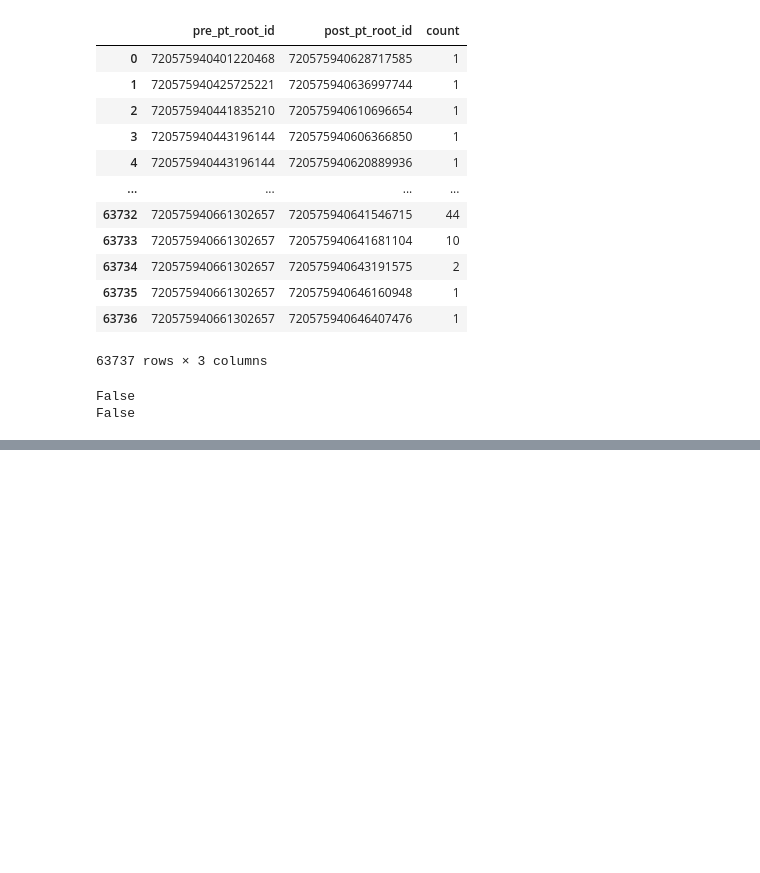
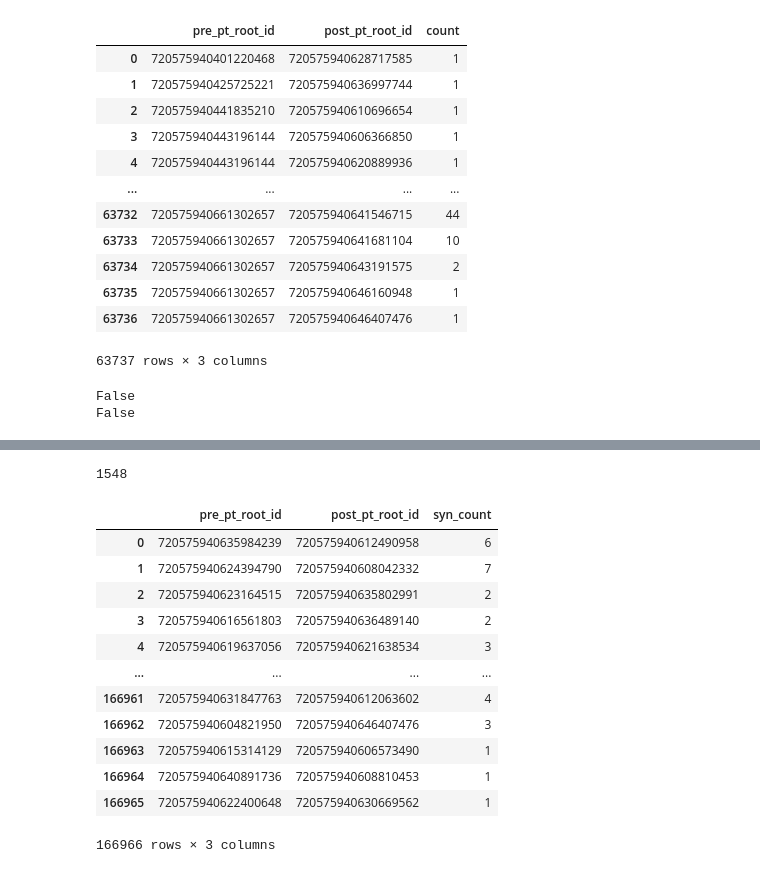
Before and after one commit to Gutierrez-lab/flybrain-clustering-rhessa, a Jupyter notebook: FlyWire/oviposition_sandbox.ipynb, the cells around one changed output, grey strips where cells are left out. Drawn from its saved outputs; the diff is of its cells as text; code cells hidden in the pictures; blank space fills up the shorter version.

```diff
--- a/FlyWire/oviposition_sandbox.ipynb
+++ b/FlyWire/oviposition_sandbox.ipynb
@@ -497,0 +519,31 @@ False
+# %%
+# Create a new pre_ids list
+
+# Find oviIN in post_root_id column
+oviIN = all_connections[all_connections['post_pt_root_id'] == 720575940625741287]
+
+# Find all the pre_ids that connect to oviIN
+oviIN_pre_ids = oviIN['pre_pt_root_id'].unique().tolist()
+len(oviIN_pre_ids)
+# %% [output]
+1548
+# %%
+# Find all connections made between oviIN_pre_ids, so the ids can be in both the pre_pt_root_id and post_pt_root_id columns
+
+oviIN_connections = all_connections[all_connections['pre_pt_root_id'].isin(oviIN_pre_ids) & all_connections['post_pt_root_id'].isin(oviIN_pre_ids)]
+oviIN_connections = oviIN_connections[['pre_pt_root_id', 'post_pt_root_id', 'syn_count']].reset_index(drop=True)
+oviIN_connections
+# %% [output]
+|  | pre_pt_root_id | post_pt_root_id | syn_count |
+| 0 | 720575940635984239 | 720575940612490958 | 6 |
+| 1 | 720575940624394790 | 720575940608042332 | 7 |
+| 2 | 720575940623164515 | 720575940635802991 | 2 |
+| 3 | 720575940616561803 | 720575940636489140 | 2 |
+| 4 | 720575940619637056 | 720575940621638534 | 3 |
+| ... | ... | ... | ... |
+| 166961 | 720575940631847763 | 720575940612063602 | 4 |
+| 166962 | 720575940604821950 | 720575940646407476 | 3 |
+| 166963 | 720575940615314129 | 720575940606573490 | 1 |
+| 166964 | 720575940640891736 | 720575940608810453 | 1 |
+| 166965 | 720575940622400648 | 720575940630669562 | 1 |
+166966 rows × 3 columns
```
Also changed, not shown: parts of 8 cells of this notebook, 3 other files.
